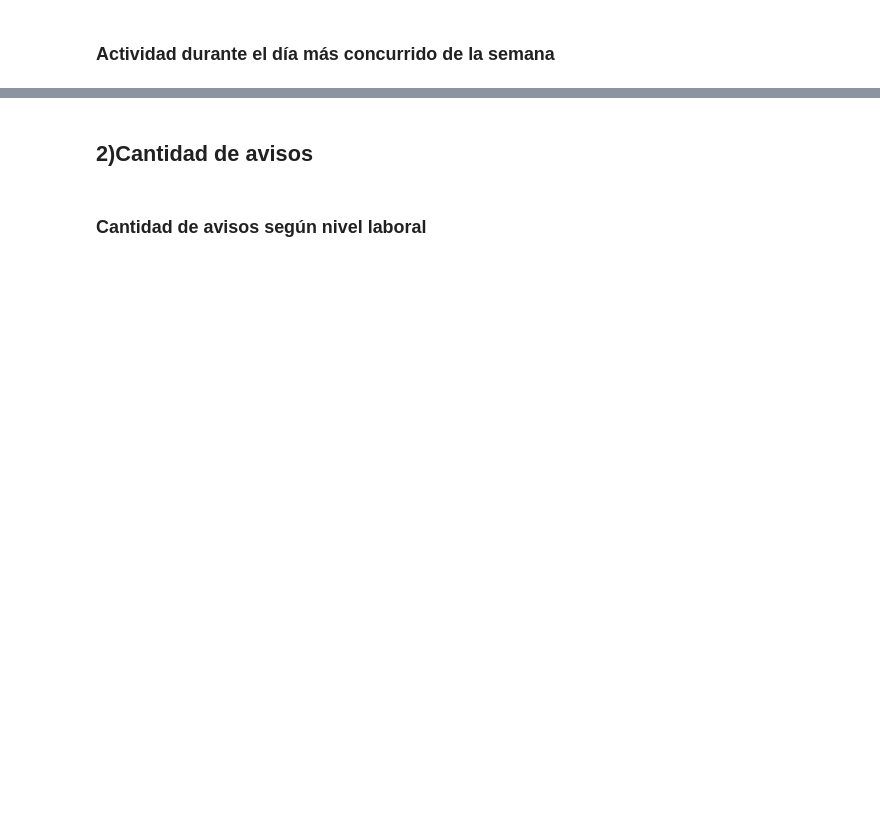
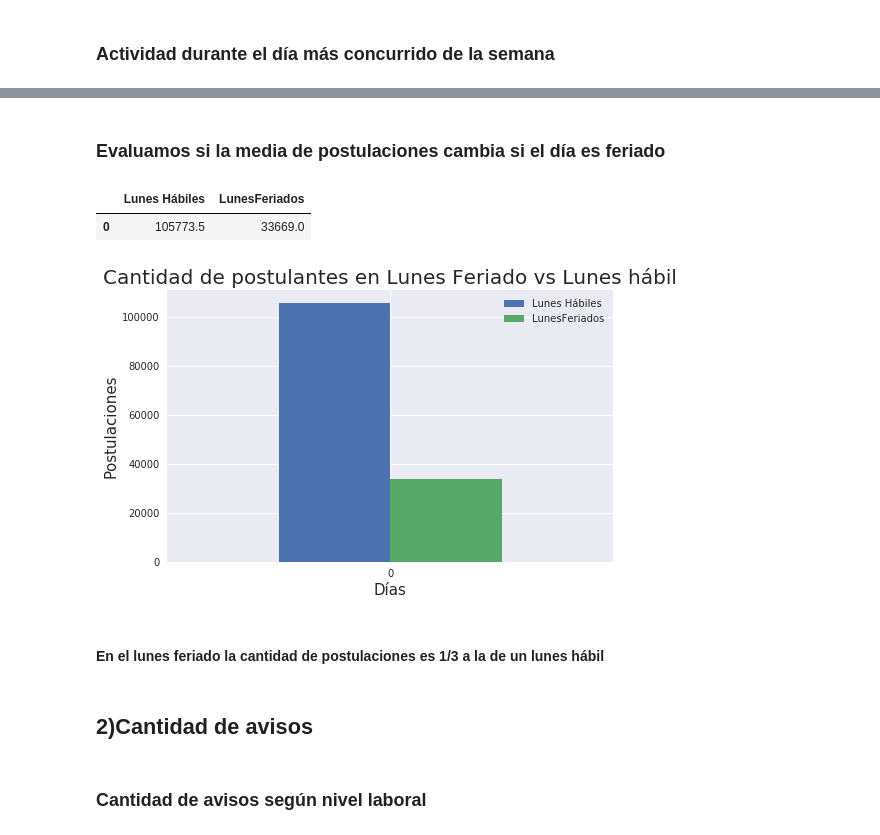
Before and after one commit to Mariano95/Analisis-exploratorio-de-datos, a Jupyter notebook: TP.ipynb, the cells around one changed output, grey strips where cells are left out. Cells and saved outputs as stored; diff of their text form; code cells hidden in the pictures; blank space fills up the shorter version.

Commit message:
Agrgeo comparación entre Lunes hábiles y Lunes Feriado

```diff
--- a/TP.ipynb
+++ b/TP.ipynb
@@ -494,3 +494,24 @@ plt.show()
+# %% [markdown]
+### Evaluamos si la media de postulaciones cambia si el día es feriado
+# %%
+postulaciones_lunes = postulaciones.loc[postulaciones['diapostulacion'] == 'Monday']
+postulaciones_lunes_habiles= postulaciones_lunes.loc[postulaciones_lunes['fechapostulacion'] != datetime.date(2018,2,12)].groupby(['fechapostulacion'])['fechapostulacion'].count().mean()
+postulaciones_lunes_feriado = postulaciones_lunes.loc[postulaciones_lunes['fechapostulacion'] == datetime.date(2018,2,12)].groupby(['fechapostulacion'])['fechapostulacion'].count().mean()
+df = pd.DataFrame({'Lunes Hábiles' : [postulaciones_lunes_habiles,],'LunesFeriados' : [postulaciones_lunes_feriado]})
+df.head()
+# %% [output]
+|  | Lunes Hábiles | LunesFeriados |
+| 0 | 105773.5 | 33669.0 |
+# %%
+df.plot(kind='bar',rot=0,figsize=(8,5))
+plt.title("Cantidad de postulantes en Lunes Feriado vs Lunes hábil",size=20)
+plt.xlabel("Días",size=15)
+plt.ylabel("Postulaciones",size=15)
+plt.show()
+# %% [output]
+[figure, added]
+# %% [markdown]
+#### En el lunes feriado la cantidad de postulaciones es 1/3 a la de un lunes hábil
 # %% [markdown]
 ## 2)Cantidad de avisos
 # %% [markdown]
```
Also changed, not shown: parts of 29 cells of this notebook.
